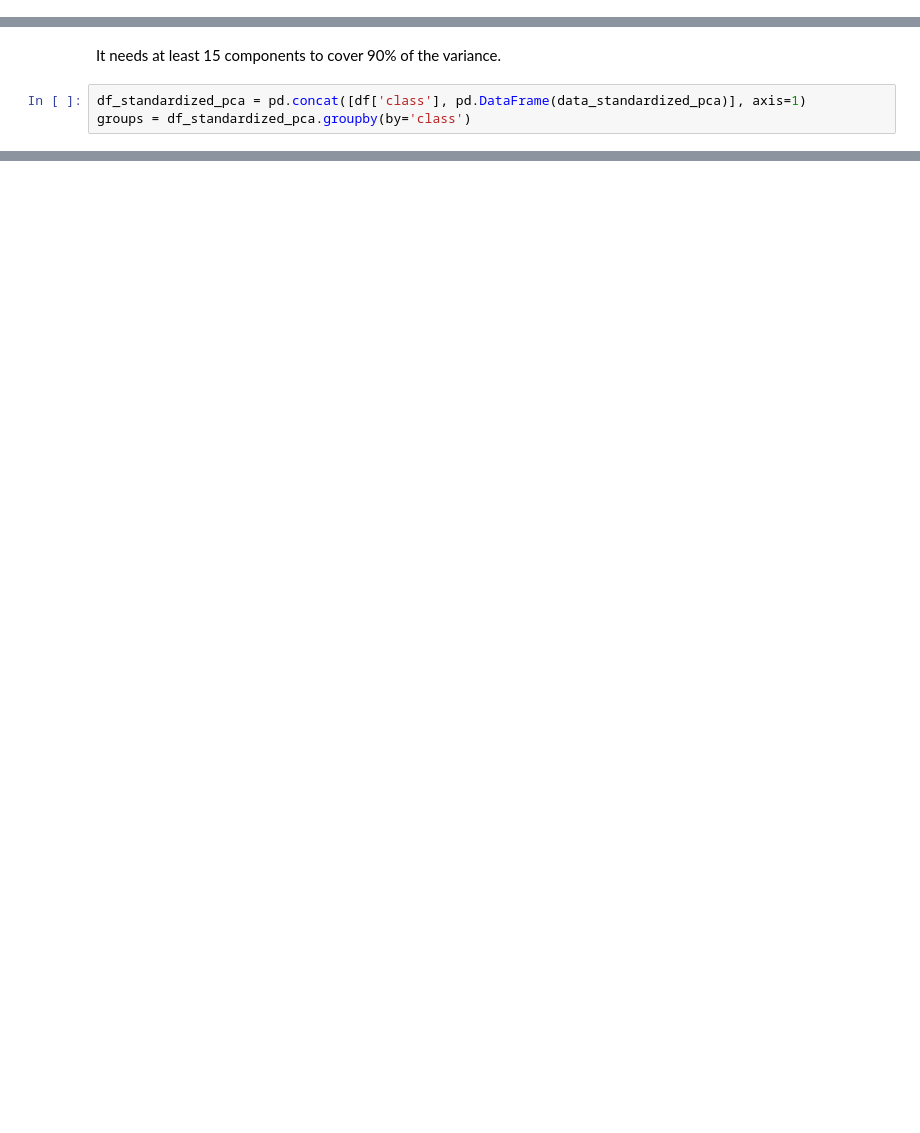
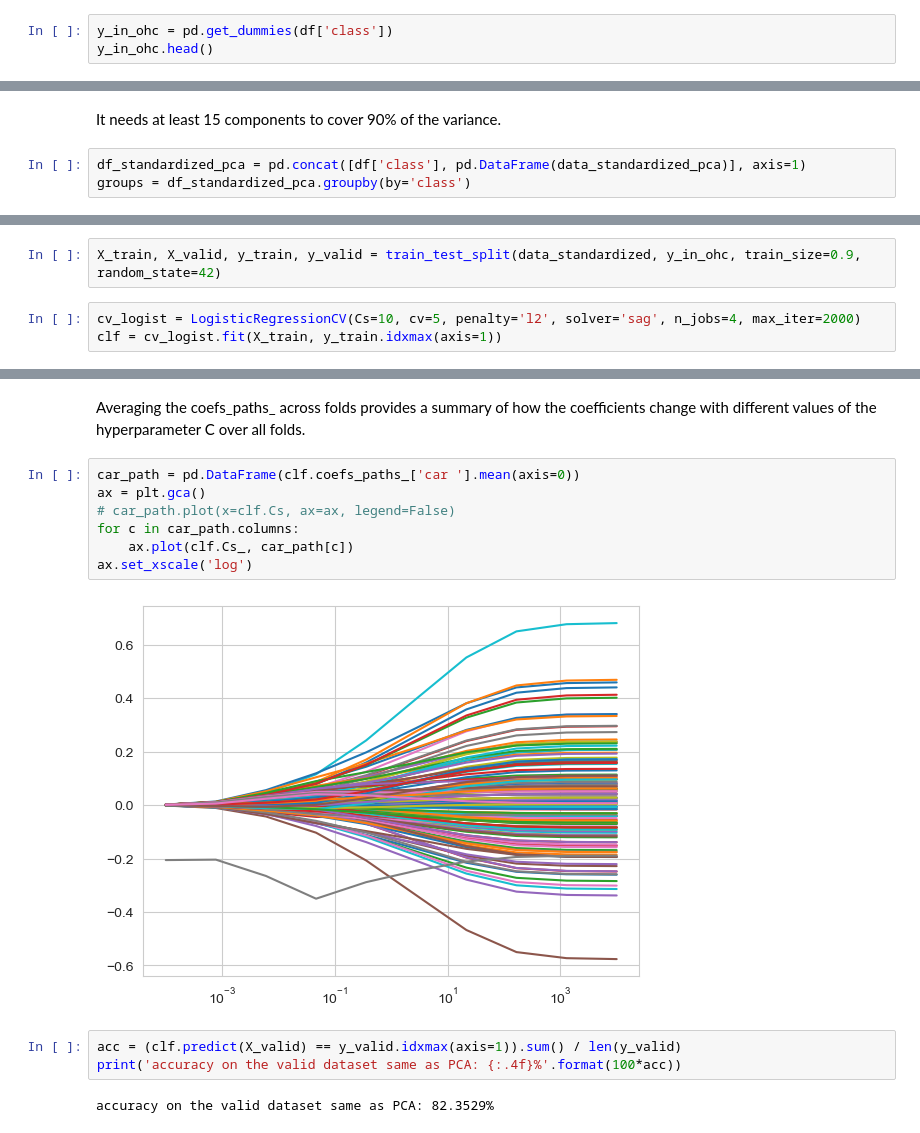
Before and after one commit to hereistheusername/Urban-Land-Cover-Data-Analysis, a Jupyter notebook: urban land cover analysis.ipynb, the cells around one changed output, grey strips where cells are left out. Drawn from its saved outputs; the diff is of its cells as text; blank space fills up the shorter version.

Commit message:
finish multiple logistic regression

```diff
--- a/urban land cover analysis.ipynb
+++ b/urban land cover analysis.ipynb
@@ -28,0 +35,3 @@ Totally, we have 9 classes
+# %%
+y_in_ohc = pd.get_dummies(df['class'])
+y_in_ohc.head()
@@ -167,0 +274,5 @@ Text(0.5, 0.92, '3D standard data plot based on first three PCA component')
+# %%
+X_train, X_valid, y_train, y_valid = train_test_split(data_standardized, y_in_ohc, train_size=0.9, random_state=42)
+# %%
+cv_logist = LogisticRegressionCV(Cs=10, cv=5, penalty='l2', solver='sag', n_jobs=4, max_iter=2000)
+clf = cv_logist.fit(X_train, y_train.idxmax(axis=1))
@@ -167,0 +297,16 @@ Text(0.5, 0.92, '3D standard data plot based on first three PCA component')
+# %% [markdown]
+Averaging the coefs_paths_ across folds provides a summary of how the coefficients change with different values of the hyperparameter C over all folds.
+# %%
+car_path = pd.DataFrame(clf.coefs_paths_['car '].mean(axis=0))
+ax = plt.gca()
+# car_path.plot(x=clf.Cs, ax=ax, legend=False)
+for c in car_path.columns:
+    ax.plot(clf.Cs_, car_path[c])
+ax.set_xscale('log')
+# %% [output]
+[figure, added]
+# %%
+acc = (clf.predict(X_valid) == y_valid.idxmax(axis=1)).sum() / len(y_valid)
+print('accuracy on the valid dataset same as PCA: {:.4f}%'.format(100*acc))
+# %% [output]
+accuracy on the valid dataset same as PCA: 82.3529%
```
Also changed, not shown: parts of 30 cells of this notebook.
